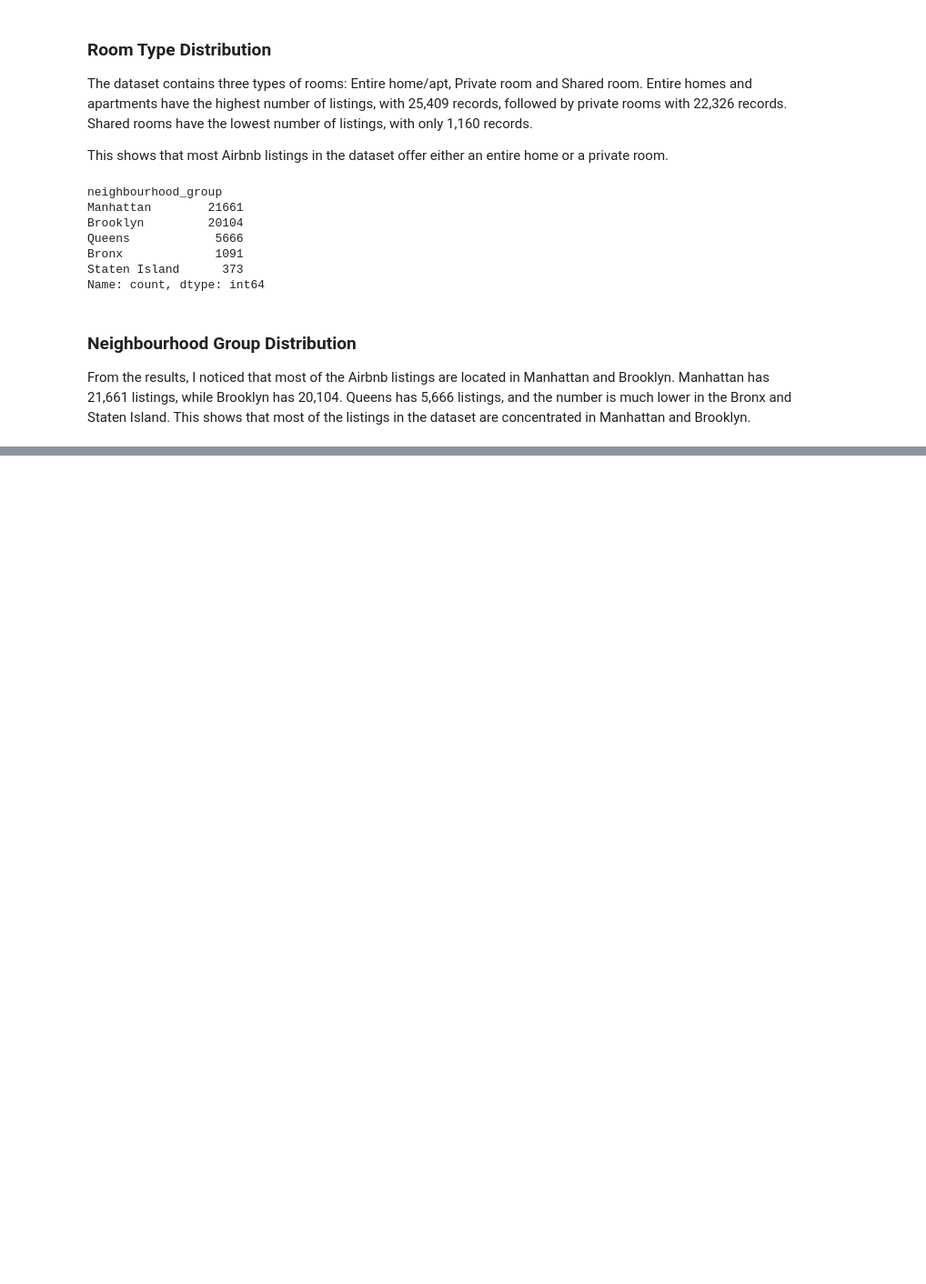
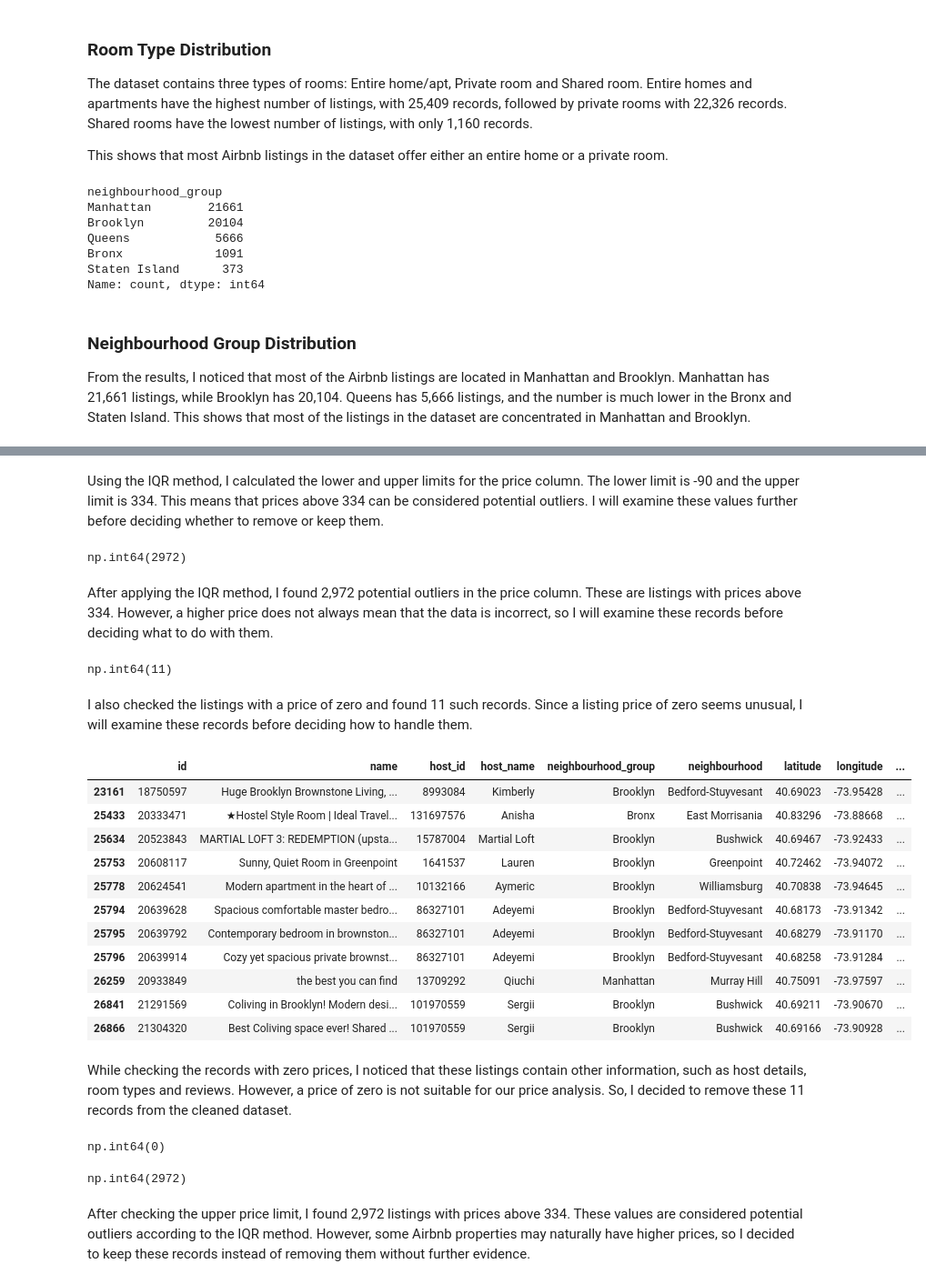
Before and after one commit to AbrarFayazBhat/nyc-airbnb-data-analysis, a Jupyter notebook: notebooks/01_data_understanding.ipynb, the cells around one changed output, grey strips where cells are left out. Shown at 91% size. Drawn from its saved outputs; the diff is of its cells as text; code cells hidden in the pictures; blank space fills up the shorter version.

```diff
--- a/notebooks/01_data_understanding.ipynb
+++ b/notebooks/01_data_understanding.ipynb
@@ -227,0 +359,47 @@ df.describe()
+# %% [markdown]
+
+Using the IQR method, I calculated the lower and upper limits for the price column. The lower limit is -90 and the upper limit is 334. This means that prices above 334 can be considered potential outliers. I will examine these values further before deciding whether to remove or keep them.
+# %%
+((df_clean['price'] < lower_limit) | (df_clean['price'] > upper_limit)).sum()
+# %% [output]
+np.int64(2972)
+# %% [markdown]
+
+After applying the IQR method, I found 2,972 potential outliers in the price column. These are listings with prices above 334. However, a higher price does not always mean that the data is incorrect, so I will examine these records before deciding what to do with them.
+# %%
+(df_clean['price'] == 0).sum()
+# %% [output]
+np.int64(11)
+# %% [markdown]
+
+I also checked the listings with a price of zero and found 11 such records. Since a listing price of zero seems unusual, I will examine these records before deciding how to handle them.
+# %%
+df_clean[df_clean['price'] == 0]
+# %% [output]
+|  | id | name | host_id | host_name | neighbourhood_group | neighbourhood | latitude | longitude | ... |
+| 23161 | 18750597 | Huge Brooklyn Brownstone Living, ... | 8993084 | Kimberly | Brooklyn | Bedford-Stuyvesant | 40.69023 | -73.95428 | ... |
+| 25433 | 20333471 | ★Hostel Style Room | Ideal Travel... | 131697576 | Anisha | Bronx | East Morrisania | 40.83296 | -73.88668 | ... |
+| 25634 | 20523843 | MARTIAL LOFT 3: REDEMPTION (upsta... | 15787004 | Martial Loft | Brooklyn | Bushwick | 40.69467 | -73.92433 | ... |
+| 25753 | 20608117 | Sunny, Quiet Room in Greenpoint | 1641537 | Lauren | Brooklyn | Greenpoint | 40.72462 | -73.94072 | ... |
+| 25778 | 20624541 | Modern apartment in the heart of ... | 10132166 | Aymeric | Brooklyn | Williamsburg | 40.70838 | -73.94645 | ... |
+| 25794 | 20639628 | Spacious comfortable master bedro... | 86327101 | Adeyemi | Brooklyn | Bedford-Stuyvesant | 40.68173 | -73.91342 | ... |
+| 25795 | 20639792 | Contemporary bedroom in brownston... | 86327101 | Adeyemi | Brooklyn | Bedford-Stuyvesant | 40.68279 | -73.91170 | ... |
+| 25796 | 20639914 | Cozy yet spacious private brownst... | 86327101 | Adeyemi | Brooklyn | Bedford-Stuyvesant | 40.68258 | -73.91284 | ... |
+| 26259 | 20933849 | the best you can find | 13709292 | Qiuchi | Manhattan | Murray Hill | 40.75091 | -73.97597 | ... |
+| 26841 | 21291569 | Coliving in Brooklyn! Modern desi... | 101970559 | Sergii | Brooklyn | Bushwick | 40.69211 | -73.90670 | ... |
+| 26866 | 21304320 | Best Coliving space ever! Shared ... | 101970559 | Sergii | Brooklyn | Bushwick | 40.69166 | -73.90928 | ... |
+# %% [markdown]
+
+While checking the records with zero prices, I noticed that these listings contain other information, such as host details, room types and reviews. However, a price of zero is not suitable for our price analysis. So, I decided to remove these 11 records from the cleaned dataset.
+# %%
+df_clean = df_clean[df_clean['price'] > 0]
+(df_clean['price'] == 0).sum()
+# %% [output]
+np.int64(0)
+# %%
+(df_clean['price'] > upper_limit).sum()
+# %% [output]
+np.int64(2972)
+# %% [markdown]
+
+After checking the upper price limit, I found 2,972 listings with prices above 334. These values are considered potential outliers according to the IQR method. However, some Airbnb properties may naturally have higher prices, so I decided to keep these records instead of removing them without further evidence.
```
Also changed, not shown: parts of 60 cells of this notebook.
